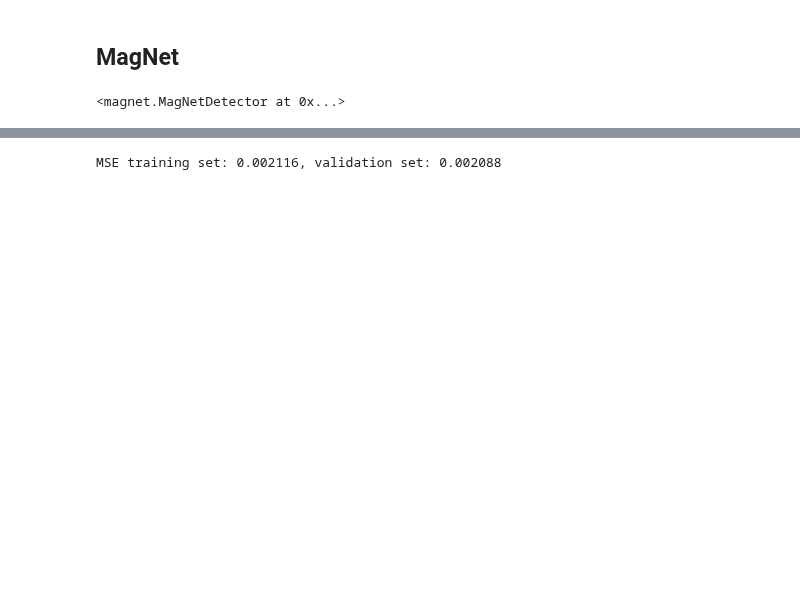
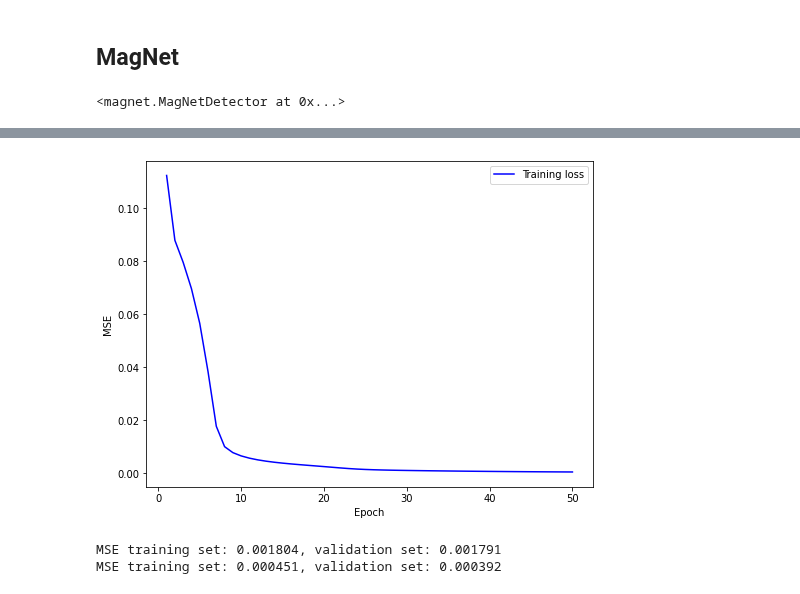
Before and after one commit to changx03/baard_exp2, a Jupyter notebook: demo_MagNet.ipynb, the cells around one changed output, grey strips where cells are left out. Saved outputs shown, nothing was run; the diff lists cells and outputs as text; code cells hidden in the pictures; blank space fills up the shorter version.

```diff
--- a/demo_MagNet.ipynb
+++ b/demo_MagNet.ipynb
@@ -324,5 +329,22 @@ plt.show()
+# %%
+hitstory_loss = detector2.history_train_loss
+n = len(hitstory_loss)
+
+plt.figure(figsize=(8, 6))
+x = np.arange(1, n+1)
+plt.plot(x, hitstory_loss, c='blue', label='Training loss')
+plt.legend()
+plt.xlabel('Epoch')
+plt.ylabel('MSE')
+plt.show()
+# %% [output]
+[figure, added]
 # %%
 mse = detector1.score(X_val)
-print('MSE training set: {:.6f}, validation set: {:.6f}'.format(hitstory_loss[-1], mse))
+print('MSE training set: {:.6f}, validation set: {:.6f}'.format(detector1.history_train_loss[-1], mse))
+
+mse = detector2.score(X_val)
+print('MSE training set: {:.6f}, validation set: {:.6f}'.format(detector2.history_train_loss[-1], mse))
 # %% [output]
-MSE training set: 0.002116, validation set: 0.002088
+MSE training set: 0.001804, validation set: 0.001791
+MSE training set: 0.000451, validation set: 0.000392
```
Also changed, not shown: parts of 44 cells of this notebook, 2 other files.
